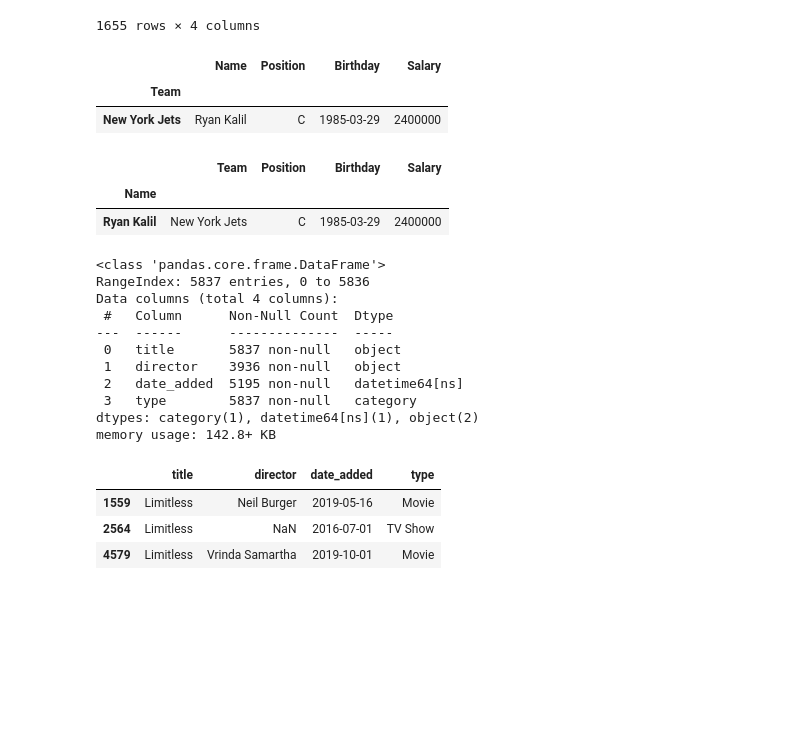
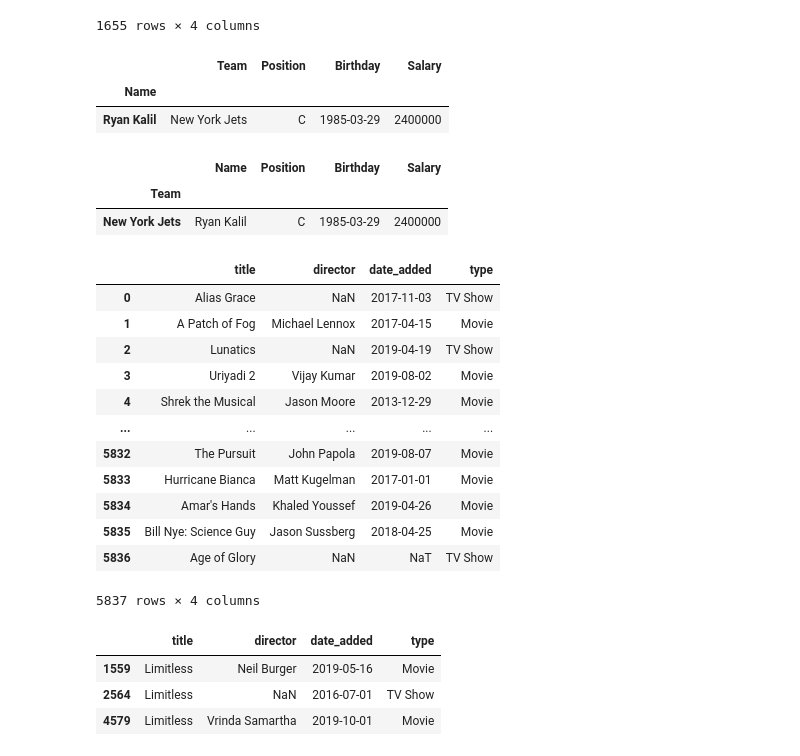
Before and after one commit to feihong/jupyterlab-examples, a Jupyter notebook: exercises.ipynb, the cells around one changed output. Drawn from its saved outputs; the diff is of its cells as text; code cells hidden in the pictures; blank space fills up the shorter version.

```diff
--- a/exercises.ipynb
+++ b/exercises.ipynb
@@ -69,10 +90,4 @@ nfl.sort_values(['Team', 'Salary'], ascending=[True, False])
 | Jimmy Moreland | Washington Redskins | CB | 1995-08-26 | 495000 |
 | Jeremy Reaves | Washington Redskins | SS | 1996-08-29 | 495000 |
 1655 rows × 4 columns
-# %%
-nfl.reset_index().set_index('Team').loc['New York Jets'].sort_values('Birthday').head(1)
-# %% [output]
-|  | Name | Position | Birthday | Salary |
-| Team |  |  |  |  |
-| New York Jets | Ryan Kalil | C | 1985-03-29 | 2400000 |
 # %%
@@ -82,19 +97,32 @@ nfl[nfl['Team'] == 'New York Jets'].sort_values('Birthday').head(1)
 |  | Team | Position | Birthday | Salary |
 | Name |  |  |  |  |
 | Ryan Kalil | New York Jets | C | 1985-03-29 | 2400000 |
+# %%
+# oldest player on the New York Yets, by changing index from Name to Team
+nfl.reset_index().set_index('Team').loc['New York Jets'].sort_values('Birthday').head(1)
+# %% [output]
+|  | Name | Position | Birthday | Salary |
+| Team |  |  |  |  |
+| New York Jets | Ryan Kalil | C | 1985-03-29 | 2400000 |
 # %%
-netflix = pd.read_csv('netflix.csv', parse_dates=['date_added'], dtype={'type': 'category'})
-netflix.info()
+netflix = pd.read_csv(
+    'netflix.csv',
+    parse_dates=['date_added'],
+    dtype={'type': 'category'},
+)
+netflix
 # %% [output]
+|  | title | director | date_added | type |
+| 0 | Alias Grace | NaN | 2017-11-03 | TV Show |
+| 1 | A Patch of Fog | Michael Lennox | 2017-04-15 | Movie |
+| 2 | Lunatics | NaN | 2019-04-19 | TV Show |
+| 3 | Uriyadi 2 | Vijay Kumar | 2019-08-02 | Movie |
+| 4 | Shrek the Musical | Jason Moore | 2013-12-29 | Movie |
+| ... | ... | ... | ... | ... |
+| 5832 | The Pursuit | John Papola | 2019-08-07 | Movie |
+| 5833 | Hurricane Bianca | Matt Kugelman | 2017-01-01 | Movie |
+| 5834 | Amar's Hands | Khaled Youssef | 2019-04-26 | Movie |
+| 5835 | Bill Nye: Science Guy | Jason Sussberg | 2018-04-25 | Movie |
+| 5836 | Age of Glory | NaN | NaT | TV Show |
-<class 'pandas.core.frame.DataFrame'>
-RangeIndex: 5837 entries, 0 to 5836
-Data columns (total 4 columns):
- #   Column      Non-Null Count  Dtype
----  ------      --------------  -----
- 0   title       5837 non-null   object
- 1   director    3936 non-null   object
- 2   date_added  5195 non-null   datetime64[ns]
- 3   type        5837 non-null   category
-dtypes: category(1), datetime64[ns](1), object(2)
-memory usage: 142.8+ KB
+5837 rows × 4 columns
 # %%
```
Also changed, not shown: parts of 29 cells of this notebook.
